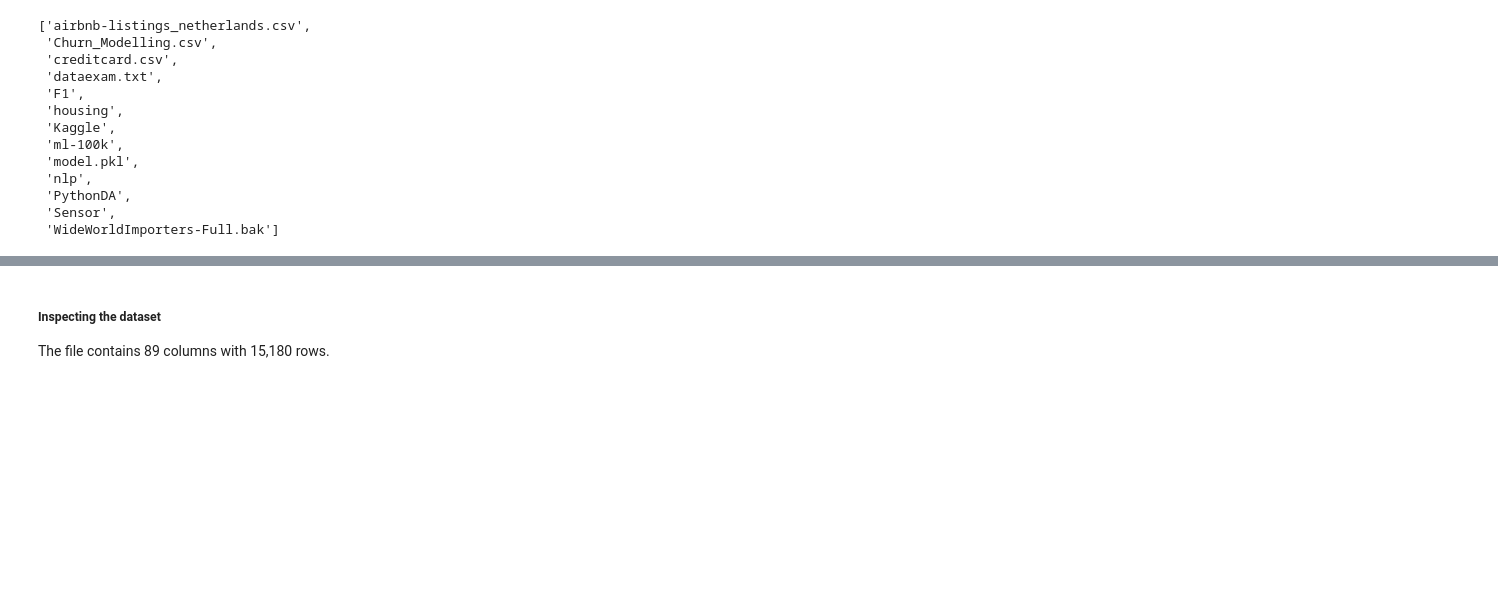
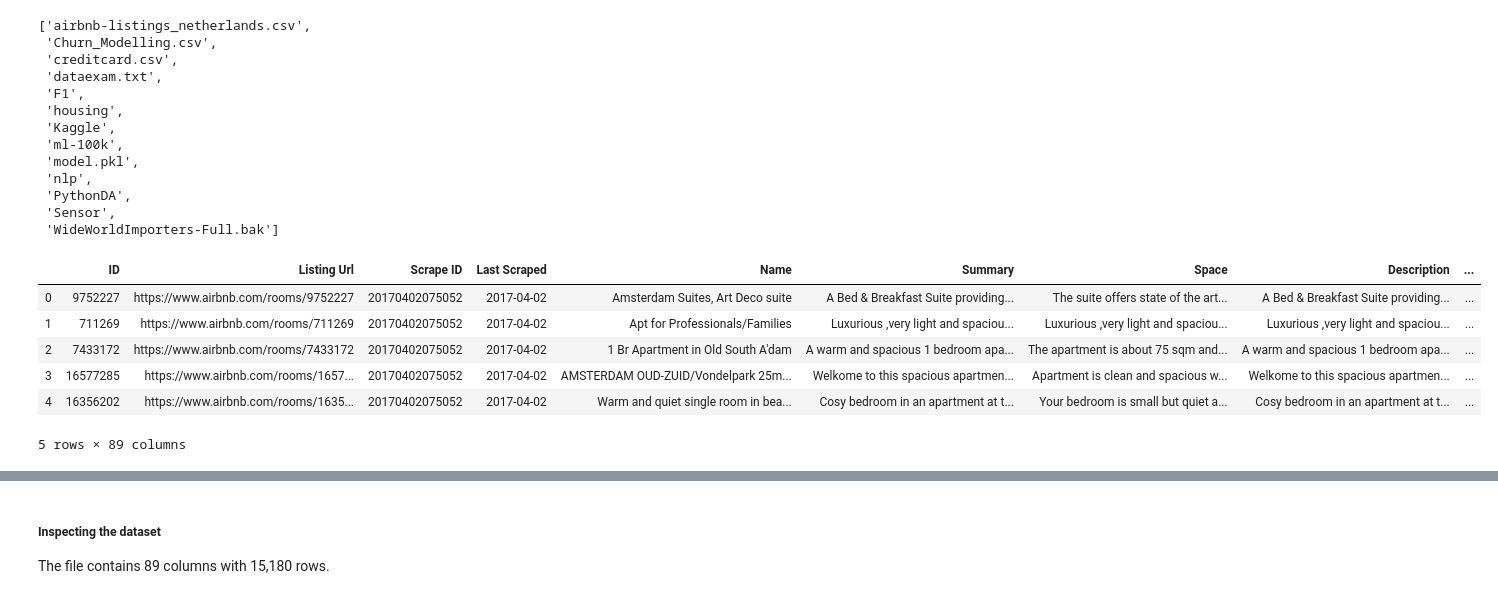
Before and after one commit to asbharath/MachineLearning, a Jupyter notebook: Airbnb.ipynb, the cells around one changed output, grey strips where cells are left out. Drawn from its saved outputs; the diff is of its cells as text; code cells hidden in the pictures; blank space fills up the shorter version.

```diff
--- a/Airbnb.ipynb
+++ b/Airbnb.ipynb
@@ -31,3 +33,12 @@ os.listdir()
 # %%
 path = os.path.join(os.listdir()[0])
 airbnb = pd.read_csv(path,delimiter=';',header=0)
+airbnb.head()
+# %% [output]
+|  | ID | Listing Url | Scrape ID | Last Scraped | Name | Summary | Space | Description | ... |
+| 0 | 9752227 | https://www.airbnb.com/rooms/9752227 | 20170402075052 | 2017-04-02 | Amsterdam Suites, Art Deco suite | A Bed & Breakfast Suite providing... | The suite offers state of the art... | A Bed & Breakfast Suite providing... | ... |
+| 1 | 711269 | https://www.airbnb.com/rooms/711269 | 20170402075052 | 2017-04-02 | Apt for Professionals/Families | Luxurious ,very light and spaciou... | Luxurious ,very light and spaciou... | Luxurious ,very light and spaciou... | ... |
+| 2 | 7433172 | https://www.airbnb.com/rooms/7433172 | 20170402075052 | 2017-04-02 | 1 Br Apartment in Old South A'dam | A warm and spacious 1 bedroom apa... | The apartment is about 75 sqm and... | A warm and spacious 1 bedroom apa... | ... |
+| 3 | 16577285 | https://www.airbnb.com/rooms/1657... | 20170402075052 | 2017-04-02 | AMSTERDAM OUD-ZUID/Vondelpark 25m... | Welkome to this spacious apartmen... | Apartment is clean and spacious w... | Welkome to this spacious apartmen... | ... |
+| 4 | 16356202 | https://www.airbnb.com/rooms/1635... | 20170402075052 | 2017-04-02 | Warm and quiet single room in bea... | Cosy bedroom in an apartment at t... | Your bedroom is small but quiet a... | Cosy bedroom in an apartment at t... | ... |
+5 rows × 89 columns
```
Also changed, not shown: parts of 11 cells of this notebook, 6 other files.
